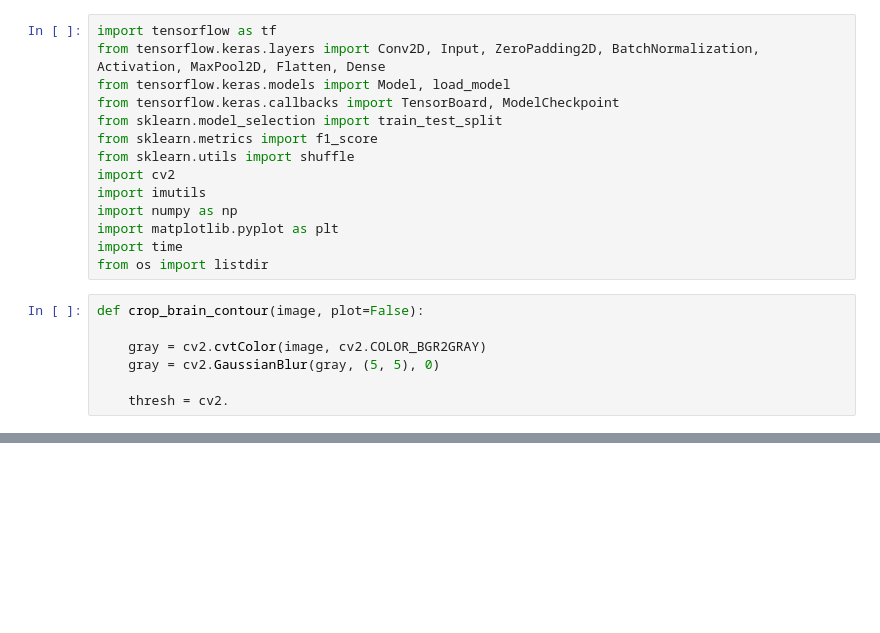
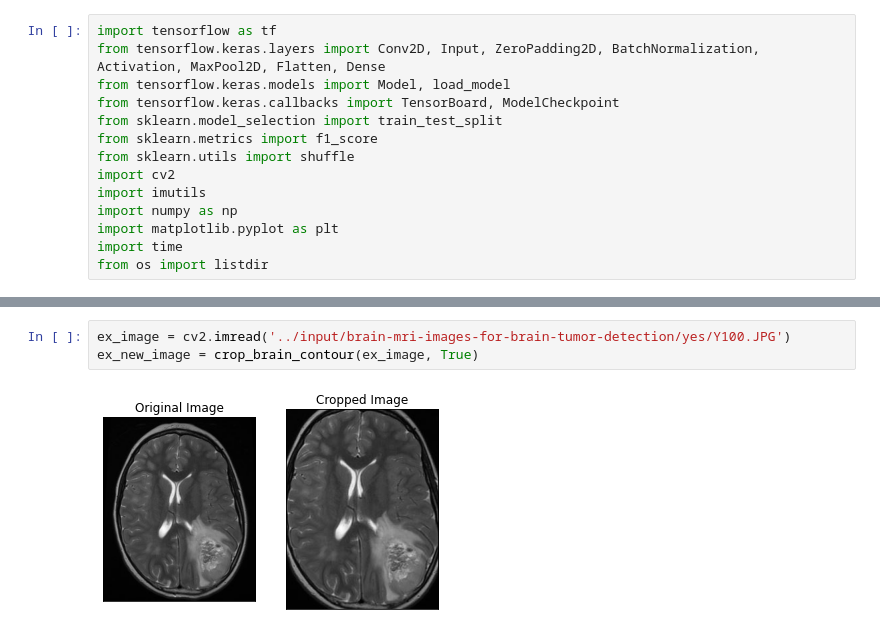
Before and after one commit to satani99/Tumor_detector, a Jupyter notebook: brain-tumor-detection.ipynb, the cells around one changed output, grey strips where cells are left out. Saved outputs shown, nothing was run; the diff lists cells and outputs as text; blank space fills up the shorter version.

Commit message:
Kaggle Notebook | brain_tumor_detection | Version 4

```diff
--- a/brain-tumor-detection.ipynb
+++ b/brain-tumor-detection.ipynb
@@ -26,10 +26,3 @@ import numpy as np
 import matplotlib.pyplot as plt
 import time
 from os import listdir
-# %%
-def crop_brain_contour(image, plot=False):
-
-    gray = cv2.cvtColor(image, cv2.COLOR_BGR2GRAY)
-    gray = cv2.GaussianBlur(gray, (5, 5), 0)
-
-    thresh = cv2.
@@ -35,0 +73,5 @@ def crop_brain_contour(image, plot=False):
+# %%
+ex_image = cv2.imread('../input/brain-mri-images-for-brain-tumor-detection/yes/Y100.JPG')
+ex_new_image = crop_brain_contour(ex_image, True)
+# %% [output]
+[figure, added]
```
Also changed, not shown: parts of 4 cells of this notebook.
